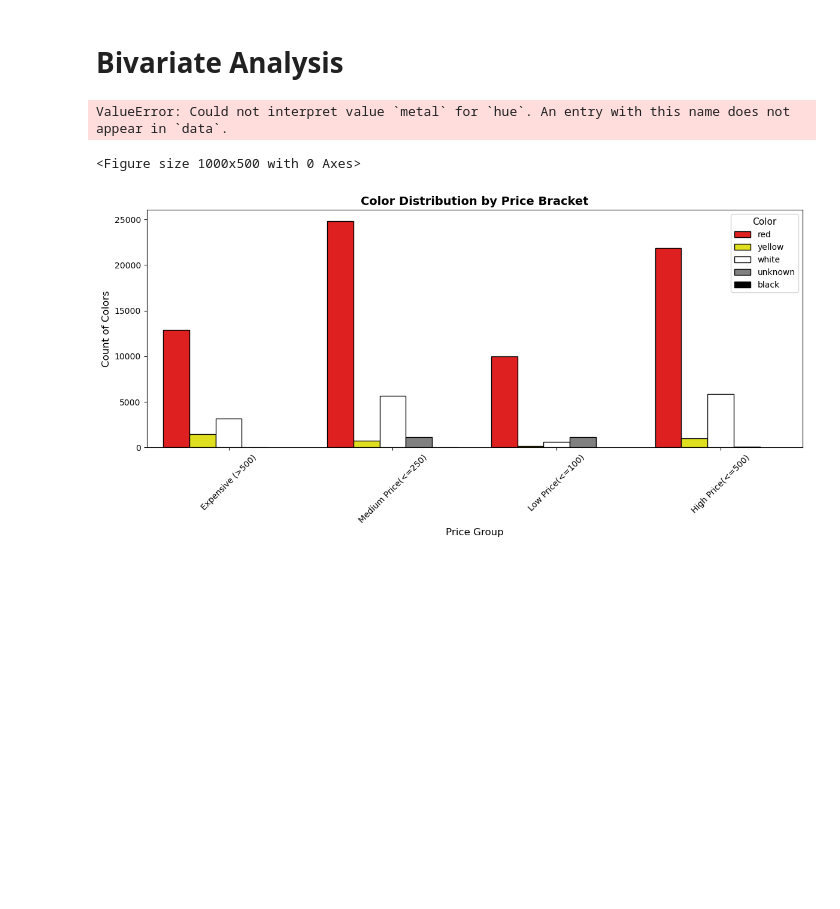
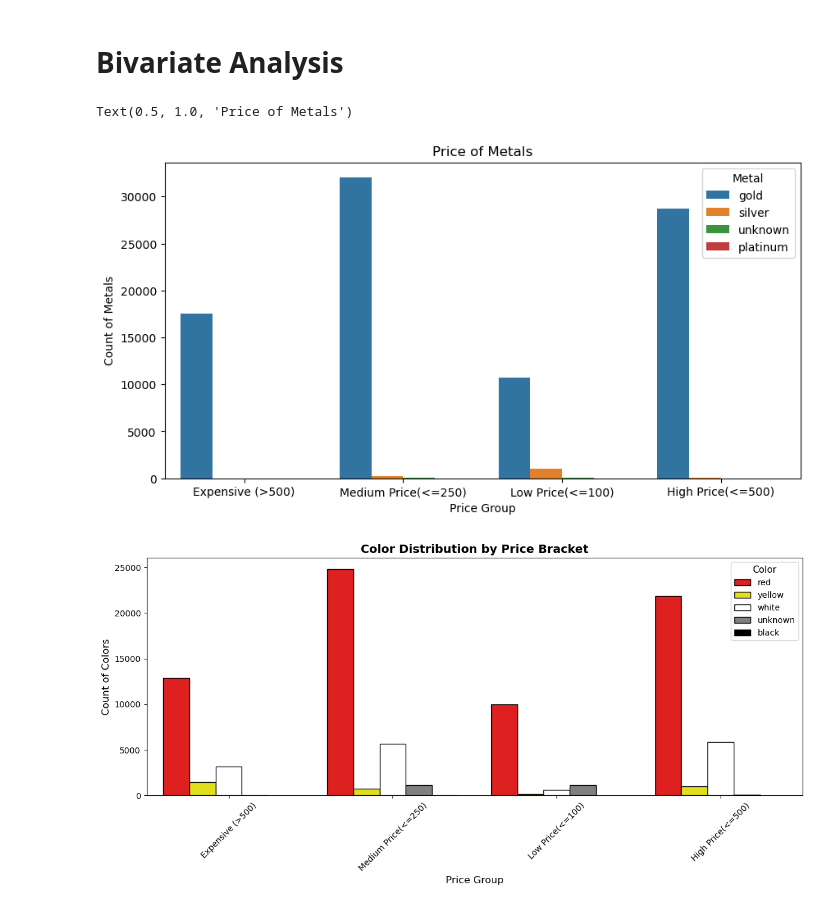
Before and after one commit to toajibul/jewelry-optimization, a Jupyter notebook: notebook/Jewelry_PriceOpt.ipynb, the cells around one changed output. Cells and saved outputs as stored; diff of their text form; code cells hidden in the pictures; blank space fills up the shorter version.

```diff
--- a/notebook/Jewelry_PriceOpt.ipynb
+++ b/notebook/Jewelry_PriceOpt.ipynb
@@ -356,13 +356,13 @@ plt.show()
 # Bivariate Analysis
 # %%
 plt.figure(figsize =(10,5))
-sns.countplot(x='price_bracket', data=df, hue='metal')
+sns.countplot(x='price_bracket', data=df, hue='Metal')
 plt.xlabel('Price Group')
 plt.ylabel('Count of Metals')
 plt.title('Price of Metals')
 # %% [output]
-ValueError: Could not interpret value `metal` for `hue`. An entry with this name does not appear in `data`.
+Text(0.5, 1.0, 'Price of Metals')
-<Figure size 1000x500 with 0 Axes>
+[figure, added]
 # %%
 # Get unique colors and include 'unknown'
 unique_colors = df['Color'].dropna().unique()
```
Also changed, not shown: parts of 12 cells of this notebook.
